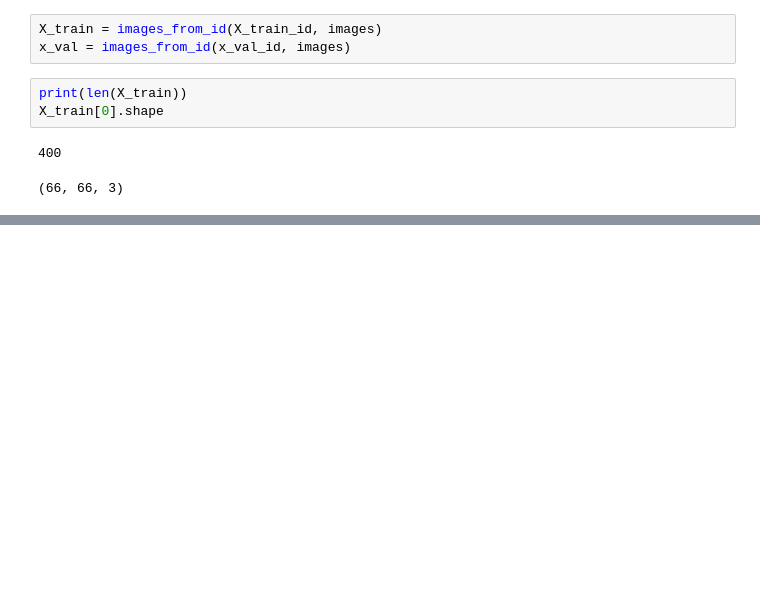
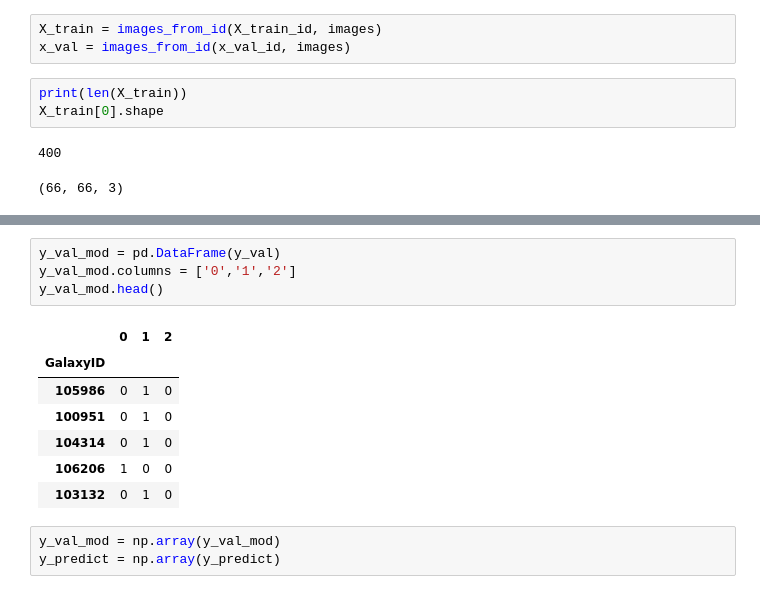
Before and after one commit to laurent-33/Vision-04-zoo, a Jupyter notebook: 05_galaxy_nn_model.ipynb, the cells around one changed output, grey strips where cells are left out. Drawn from its saved outputs; the diff is of its cells as text; blank space fills up the shorter version.

```diff
--- a/05_galaxy_nn_model.ipynb
+++ b/05_galaxy_nn_model.ipynb
@@ -76,0 +216,15 @@ X_train[0].shape
+# %%
+y_val_mod = pd.DataFrame(y_val)
+y_val_mod.columns = ['0','1','2']
+y_val_mod.head()
+# %% [output]
+|  | 0 | 1 | 2 |
+| GalaxyID |  |  |  |
+| 105986 | 0 | 1 | 0 |
+| 100951 | 0 | 1 | 0 |
+| 104314 | 0 | 1 | 0 |
+| 106206 | 1 | 0 | 0 |
+| 103132 | 0 | 1 | 0 |
+# %%
+y_val_mod = np.array(y_val_mod)
+y_predict = np.array(y_predict)
```
Also changed, not shown: parts of 18 cells of this notebook, 2 other files.
